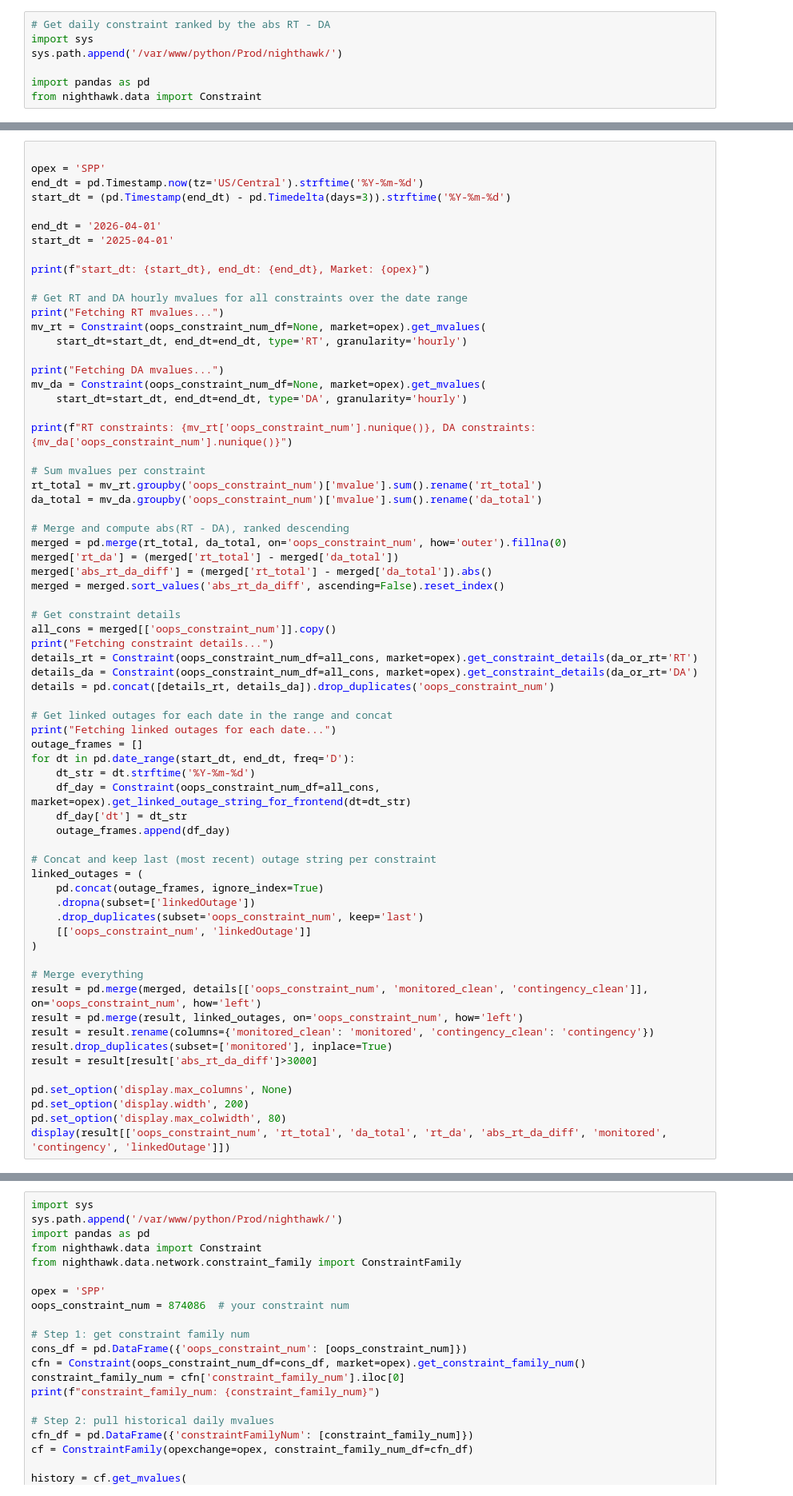
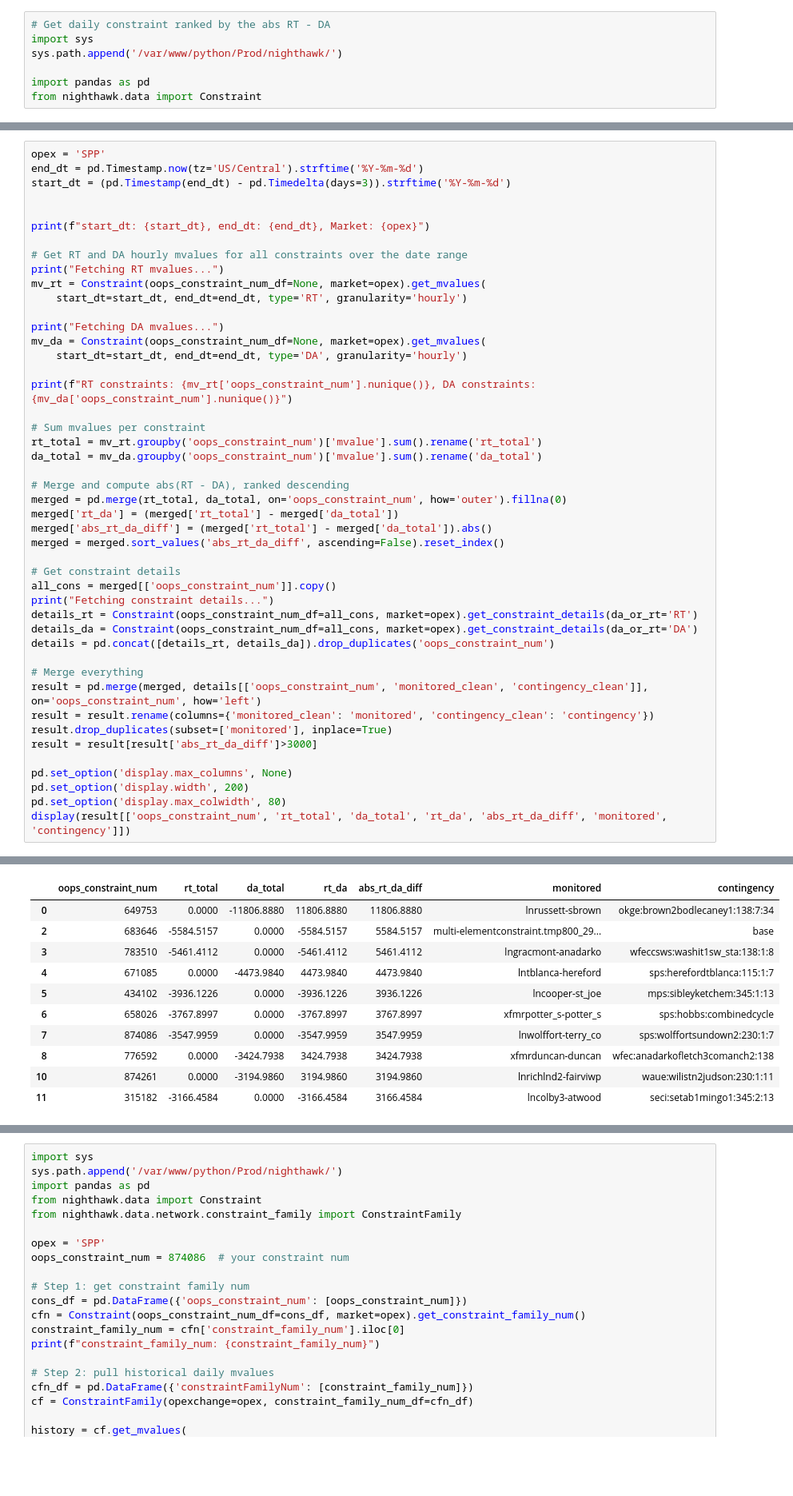
Before and after one commit to qingcheng-rgb/Qingcheng, a Jupyter notebook: QCTest/Manual_bidding/manual.ipynb, the cells around one changed output, grey strips where cells are left out. Shown at 80% size. Cells and saved outputs as stored; diff of their text form; blank space fills up the shorter version.

```diff
--- a/QCTest/Manual_bidding/manual.ipynb
+++ b/QCTest/Manual_bidding/manual.ipynb
@@ -17,11 +17,8 @@ print(bid_dt)
 # %%
-
 opex = 'SPP'
 end_dt = pd.Timestamp.now(tz='US/Central').strftime('%Y-%m-%d')
 start_dt = (pd.Timestamp(end_dt) - pd.Timedelta(days=3)).strftime('%Y-%m-%d')
 
-end_dt = '2026-04-01'
-start_dt = '2025-04-01'
 
 print(f"start_dt: {start_dt}, end_dt: {end_dt}, Market: {opex}")
 
@@ -53,26 +50,8 @@ details_rt = Constraint(oops_constraint_num_df=all_cons, market=opex).get_constr
 details_da = Constraint(oops_constraint_num_df=all_cons, market=opex).get_constraint_details(da_or_rt='DA')
 details = pd.concat([details_rt, details_da]).drop_duplicates('oops_constraint_num')
 
-# Get linked outages for each date in the range and concat
-print("Fetching linked outages for each date...")
-outage_frames = []
-for dt in pd.date_range(start_dt, end_dt, freq='D'):
-    dt_str = dt.strftime('%Y-%m-%d')
-    df_day = Constraint(oops_constraint_num_df=all_cons, market=opex).get_linked_outage_string_for_frontend(dt=dt_str)
-    df_day['dt'] = dt_str
-    outage_frames.append(df_day)
-
-# Concat and keep last (most recent) outage string per constraint
-linked_outages = (
-    pd.concat(outage_frames, ignore_index=True)
-    .dropna(subset=['linkedOutage'])
-    .drop_duplicates(subset='oops_constraint_num', keep='last')
-    [['oops_constraint_num', 'linkedOutage']]
-)
-
 # Merge everything
 result = pd.merge(merged, details[['oops_constraint_num', 'monitored_clean', 'contingency_clean']], on='oops_constraint_num', how='left')
-result = pd.merge(result, linked_outages, on='oops_constraint_num', how='left')
 result = result.rename(columns={'monitored_clean': 'monitored', 'contingency_clean': 'contingency'})
 result.drop_duplicates(subset=['monitored'], inplace=True)
 result = result[result['abs_rt_da_diff']>3000]
@@ -80,5 +59,5 @@ result = result[result['abs_rt_da_diff']>3000]
 pd.set_option('display.max_columns', None)
 pd.set_option('display.width', 200)
 pd.set_option('display.max_colwidth', 80)
-display(result[['oops_constraint_num', 'rt_total', 'da_total', 'rt_da', 'abs_rt_da_diff', 'monitored', 'contingency', 'linkedOutage']])
+display(result[['oops_constraint_num', 'rt_total', 'da_total', 'rt_da', 'abs_rt_da_diff', 'monitored', 'contingency']])
 # %% [output]
@@ -91,0 +69,11 @@ KeyboardInterrupt:
+|  | oops_constraint_num | rt_total | da_total | rt_da | abs_rt_da_diff | monitored | contingency |
+| 0 | 649753 | 0.0000 | -11806.8880 | 11806.8880 | 11806.8880 | lnrussett-sbrown | okge:brown2bodlecaney1:138:7:34 |
+| 2 | 683646 | -5584.5157 | 0.0000 | -5584.5157 | 5584.5157 | multi-elementconstraint.tmp800_29... | base |
+| 3 | 783510 | -5461.4112 | 0.0000 | -5461.4112 | 5461.4112 | lngracmont-anadarko | wfeccsws:washit1sw_sta:138:1:8 |
+| 4 | 671085 | 0.0000 | -4473.9840 | 4473.9840 | 4473.9840 | lntblanca-hereford | sps:herefordtblanca:115:1:7 |
+| 5 | 434102 | -3936.1226 | 0.0000 | -3936.1226 | 3936.1226 | lncooper-st_joe | mps:sibleyketchem:345:1:13 |
+| 6 | 658026 | -3767.8997 | 0.0000 | -3767.8997 | 3767.8997 | xfmrpotter_s-potter_s | sps:hobbs:combinedcycle |
+| 7 | 874086 | -3547.9959 | 0.0000 | -3547.9959 | 3547.9959 | lnwolffort-terry_co | sps:wolffortsundown2:230:1:7 |
+| 8 | 776592 | 0.0000 | -3424.7938 | 3424.7938 | 3424.7938 | xfmrduncan-duncan | wfec:anadarkofletch3comanch2:138 |
+| 10 | 874261 | 0.0000 | -3194.9860 | 3194.9860 | 3194.9860 | lnrichlnd2-fairviwp | waue:wilistn2judson:230:1:11 |
+| 11 | 315182 | -3166.4584 | 0.0000 | -3166.4584 | 3166.4584 | lncolby3-atwood | seci:setab1mingo1:345:2:13 |
```
Also changed, not shown: parts of 7 cells of this notebook, 40 other files.
